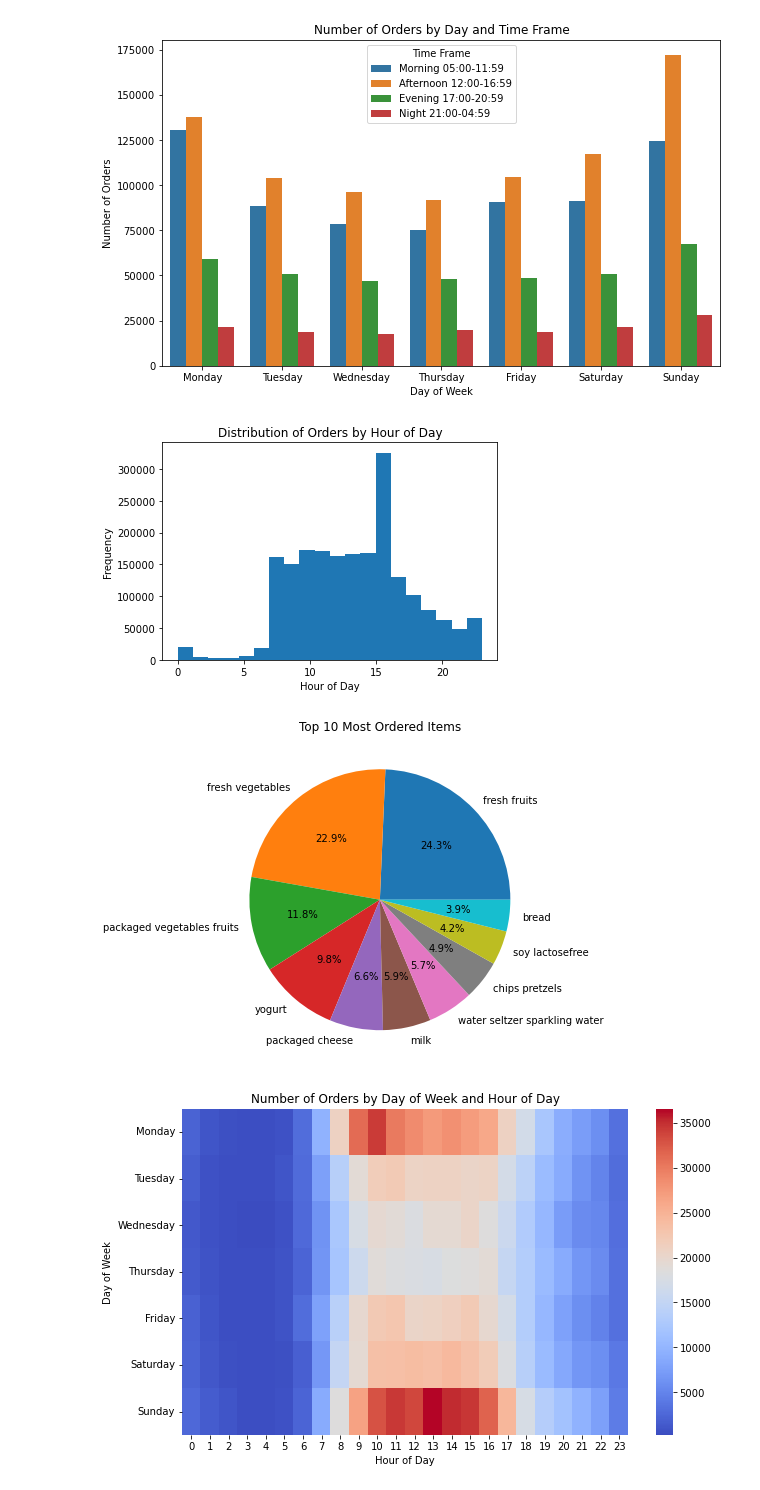
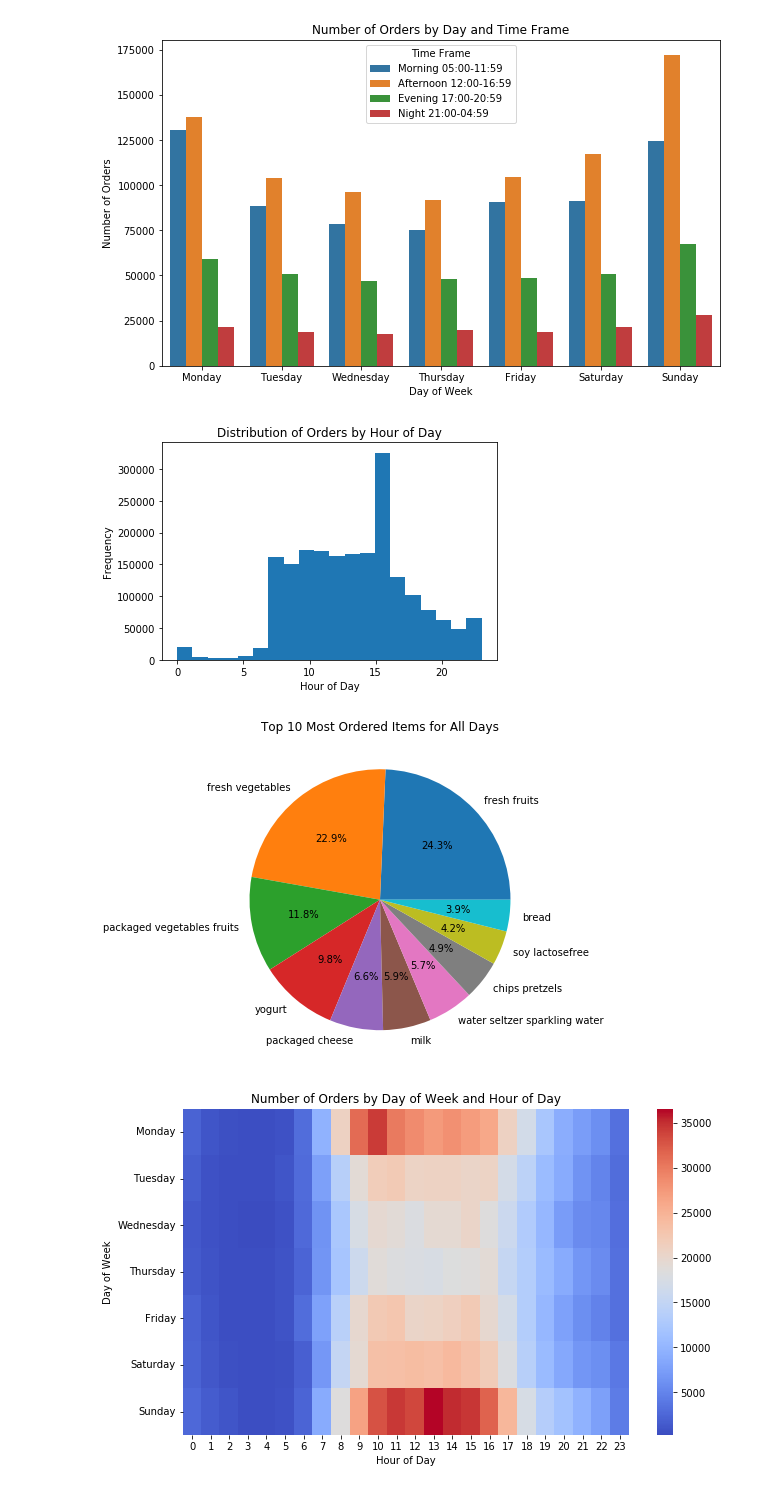
Before and after one commit to a-barbera/Dicey-Data, a Jupyter notebook: ecom_Analysis .ipynb, the cells around one changed output. Drawn from its saved outputs; the diff is of its cells as text; code cells hidden in the pictures.

```diff
--- a/ecom_Analysis .ipynb
+++ b/ecom_Analysis .ipynb
@@ -12,7 +10,7 @@ conn = psycopg2.connect(
     host="localhost",
     database="ecom",
     user="postgres",
-    password="postgres")
+    password="Daddy1995!")
 # %%
 # SQL query to retrieve data from the table
 query = "SELECT * FROM ecommerce_cb;"
@@ -157,11 +139,11 @@ plt.show()
 # %% [output]
 [figure]
 # %%
-# bin edges
+#Create Histogram of orders by hour of day
 plt.hist(df['order_hour_of_day'], bins=20)
 plt.xlabel('Hour of Day')
 plt.ylabel('Frequency')
 plt.title('Distribution of Orders by Hour of Day')
 plt.show()
 # %% [output]
-[figure, old version]
+[figure, new version]
@@ -172,12 +150,10 @@ plt.show()
 # %%
+#Create Pie chart of top 10 most ordered items for all days
 top10 = df['product_name'].value_counts().nlargest(10)
 plt.figure(figsize=(10,6))
 plt.pie(top10, labels=top10.index, autopct='%1.1f%%')
-plt.title("Top 10 Most Ordered Items")
-
-plt.savefig('pie_chart.png')
-
+plt.title("Top 10 Most Ordered Items for All Days")
 plt.show()
 # %% [output]
-[figure, old version]
+[figure, new version]
 # %%
```
Also changed, not shown: parts of 13 cells of this notebook.
